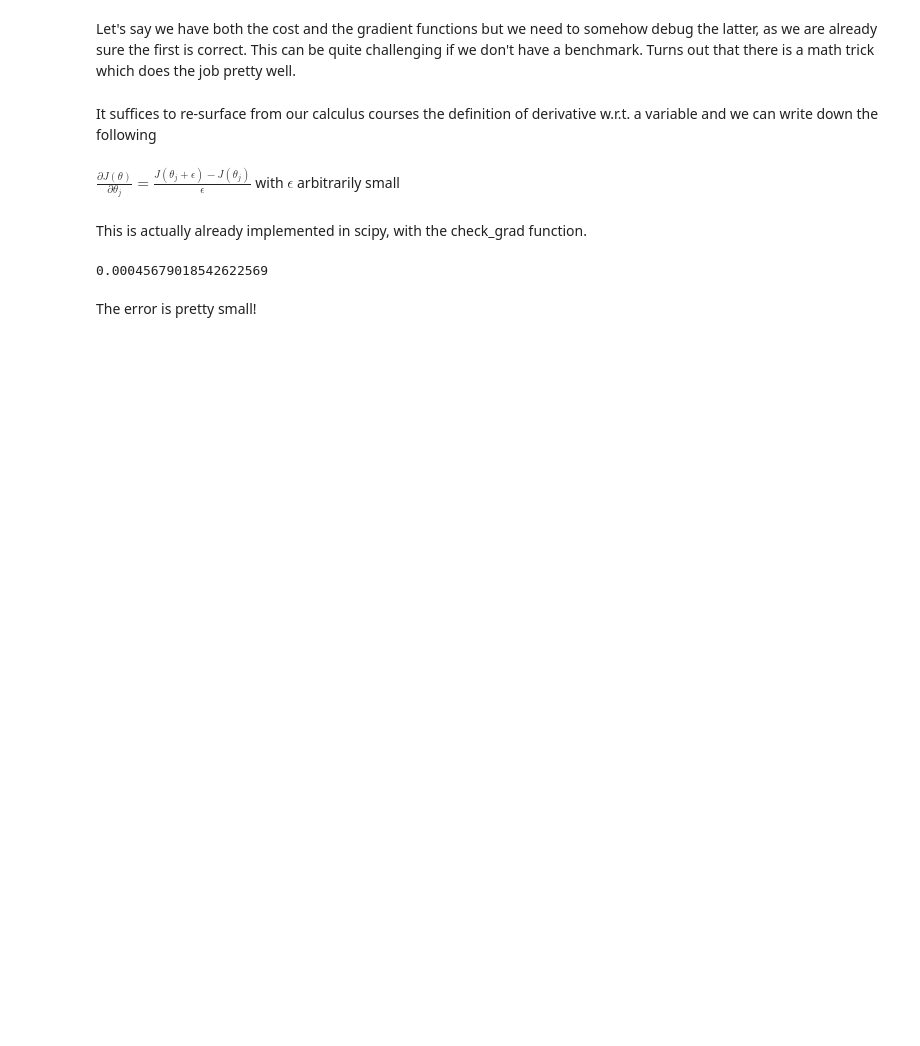
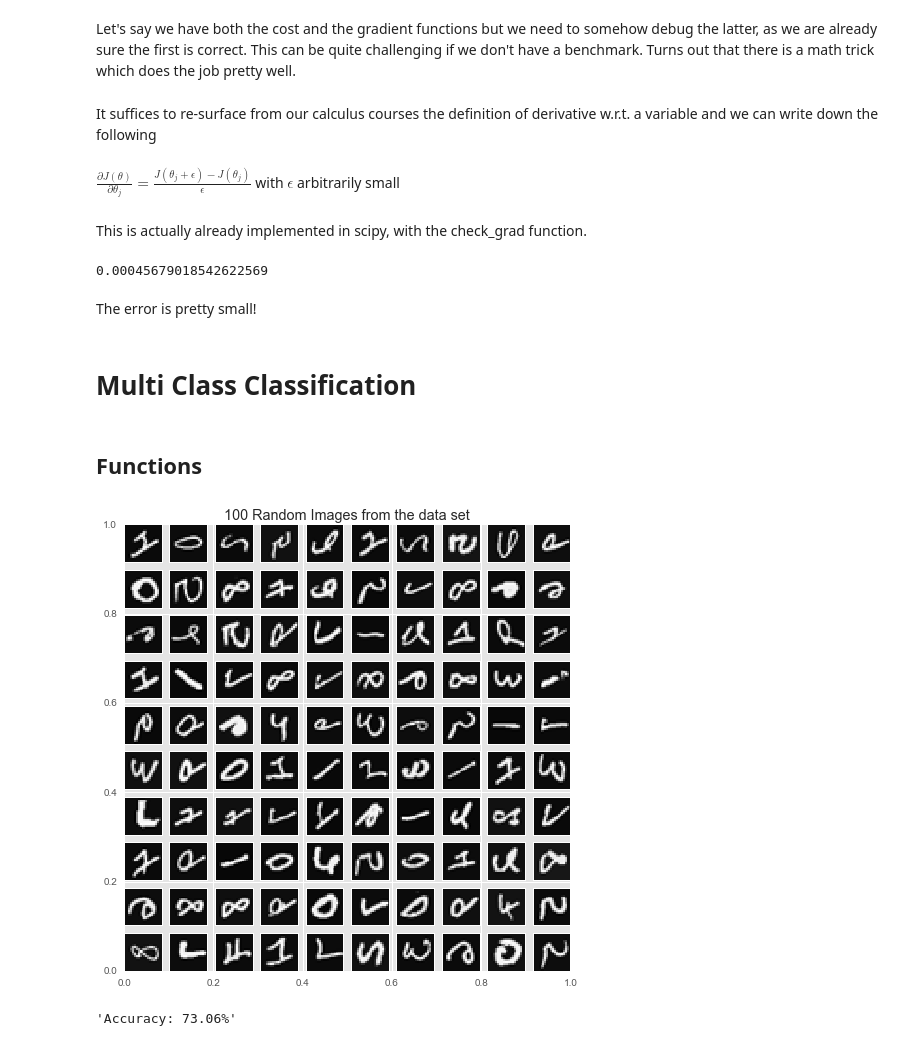
Before and after one commit to FraPochetti/Machine_Learning, a Jupyter notebook: mlclass-ex2-005/mlclass-ex2/Logistic-Regression-numpy.ipynb, the cells around one changed output. Drawn from its saved outputs; the diff is of its cells as text; code cells hidden in the pictures; blank space fills up the shorter version.

```diff
--- a/mlclass-ex2-005/mlclass-ex2/Logistic-Regression-numpy.ipynb
+++ b/mlclass-ex2-005/mlclass-ex2/Logistic-Regression-numpy.ipynb
@@ -260,3 +254,68 @@ check_grad(computeCostReg, computeGradientReg, initial_theta.squeeze(), X_expand
 0.00045679018542622569
 # %% [markdown]
 The error is pretty small!
+# %% [markdown]
+# Multi Class Classification
+# %%
+import scipy.io
+import random
+
+mat = scipy.io.loadmat('C:\\Users\\pochetti\Machine_Learning\\mlclass-ex3-005\\mlclass-ex3\ex3data1.mat')
+X = mat['X']
+y = mat['y']
+# %% [markdown]
+## Functions
+# %%
+def displayData(X):
+    fig = plt.figure(figsize=(8,8))
+    plt.title('100 Random Images from the data set')
+    indexes = random.sample(range(1, X.shape[0]), 100)
+    images = X[indexes,:]
+    for i in np.arange(10):
+        for j in np.arange(10):
+            ax = fig.add_subplot(10, 10, (10*j+i)+1)
+            ax.matshow(images[10*j+i,:].reshape(20,20), cmap = 'gray')
+            plt.xticks(np.array([]))
+            plt.yticks(np.array([]))
+    plt.show()
+
+def oneVsAll(X, y, num_labels, lamb):
+    m = X.shape[0]
+    n = X.shape[1]
+
+    all_theta = np.zeros((num_labels, n + 1))
+
+    X = np.c_[np.ones(m), X]
+    for c in np.arange(num_labels):
+        initial_theta = np.zeros((n + 1, 1))
+
+        theta = optimize.minimize(fun=computeCostReg, x0=initial_theta.squeeze(), args=(X, y==c+1, lamb),
+                                  method='TNC', jac=computeGradientReg, options=dict(disp=True, maxiter=100000))
+
+        all_theta[c,:] = theta.x
+
+    return all_theta
+
+def predictOneVsAll(theta, X):
+    X = np.c_[np.ones(X.shape[0]), X]
+
+    return sigmoid(X.dot(theta.T))
+# %%
+displayData(X)
+# %% [output]
+[figure, added]
+# %%
+# running one logistic Regression per class and getting different thetas per class
+all_theta = oneVsAll(X, y, 10, 0.01)
+
+# calculating probabilities applying the sigmoid function
+probabilities = predictOneVsAll(all_theta, X)
+
+# getting predictions
+predictions = np.argmax(pred, axis=1) + 1
+
+# calculating accuracy
+accuracy = ((y == predictions.reshape(-1,1)).sum()/y.shape[0])*100
+'Accuracy: {0}%'.format(round(accuracy, 2))
+# %% [output]
+'Accuracy: 73.06%'
```
Also changed, not shown: parts of 1 cell of this notebook.
